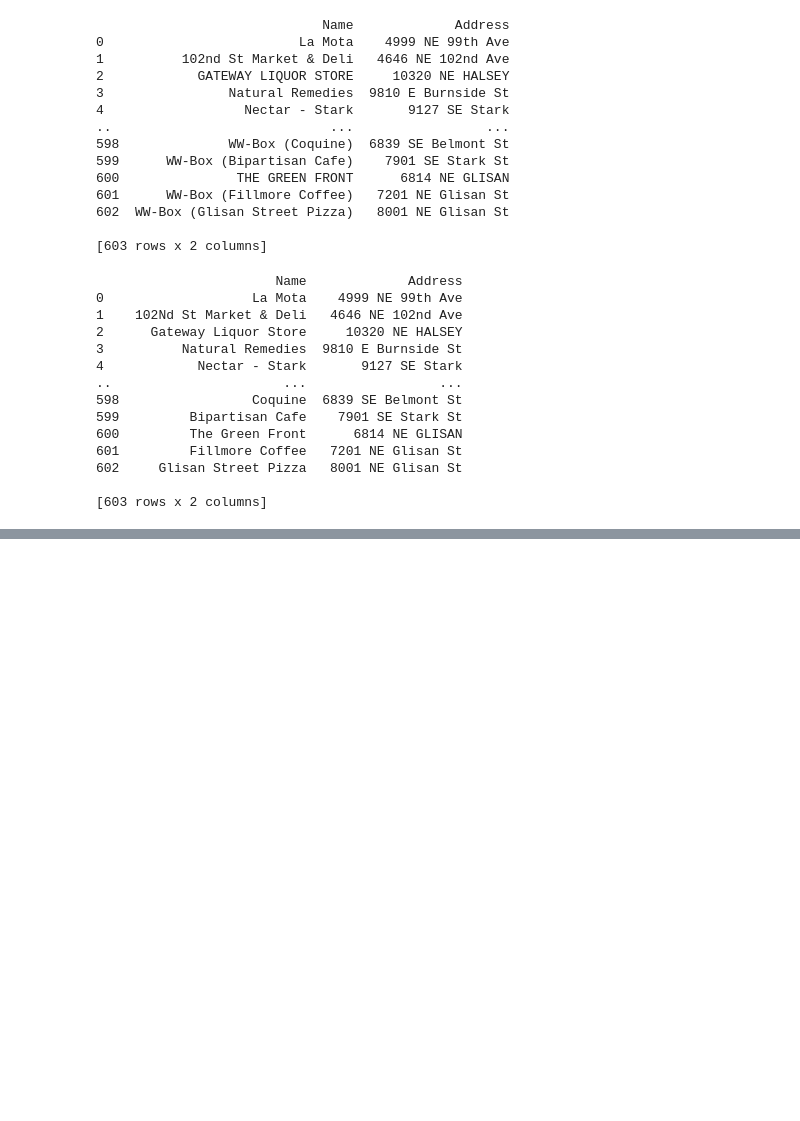
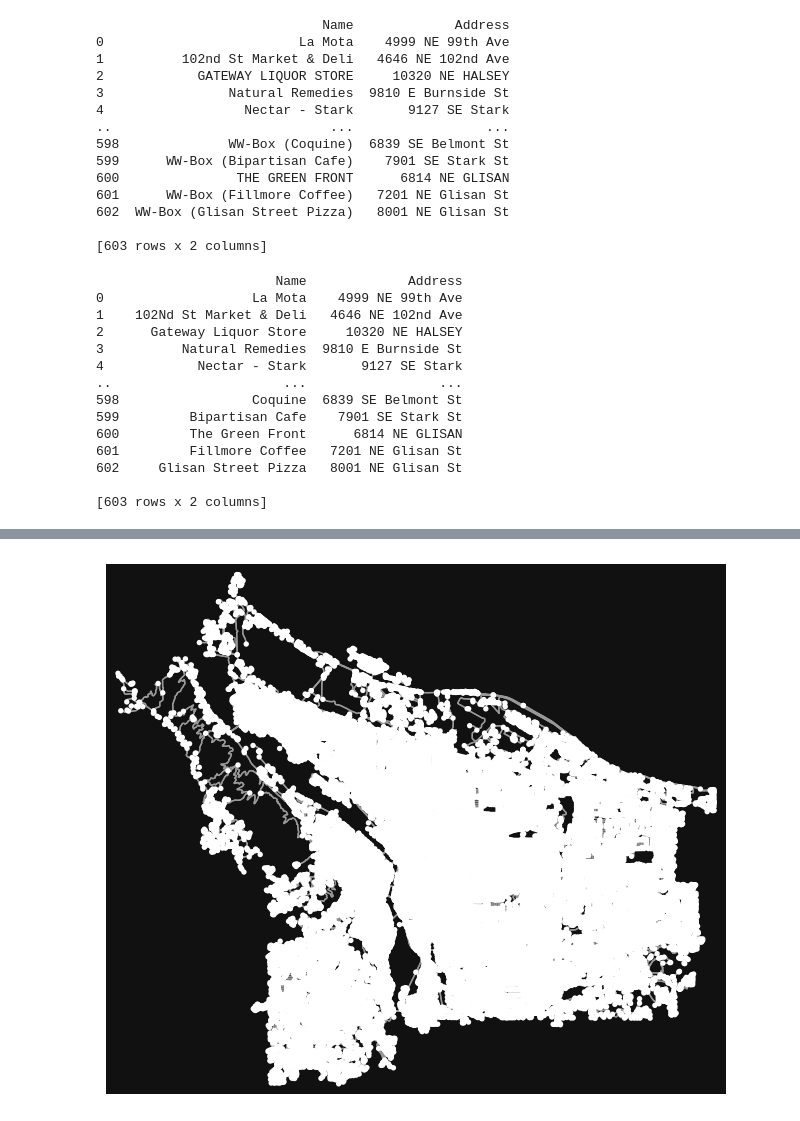
Before and after one commit to idellinger/WW_Project, a Jupyter notebook: WW_box_locations.ipynb, the cells around one changed output, grey strips where cells are left out. Saved outputs shown, nothing was run; the diff lists cells and outputs as text; code cells hidden in the pictures; blank space fills up the shorter version.

```diff
--- a/WW_box_locations.ipynb
+++ b/WW_box_locations.ipynb
@@ -162,0 +210,5 @@ ValueError: aspect must be finite and positive
+# %%
+portland_base_bike = ox.graph_from_place("Portland, Oregon, USA", network_type="bike")
+fig, ax = ox.plot_graph(portland_base_bike)
+# %% [output]
+[figure, added]
```
Also changed, not shown: parts of 15 cells of this notebook, 5 other files.
